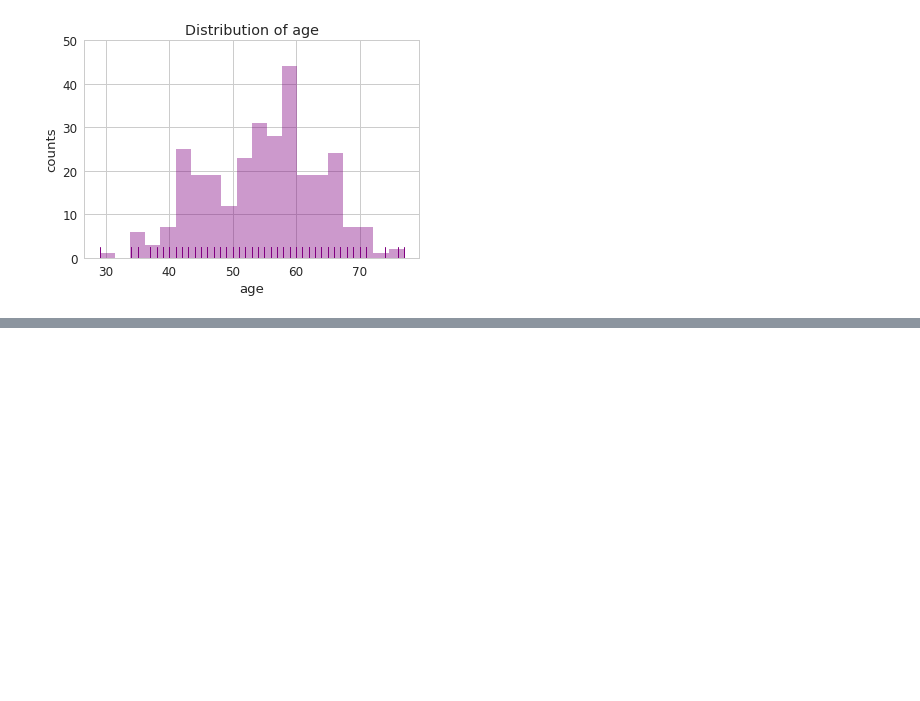
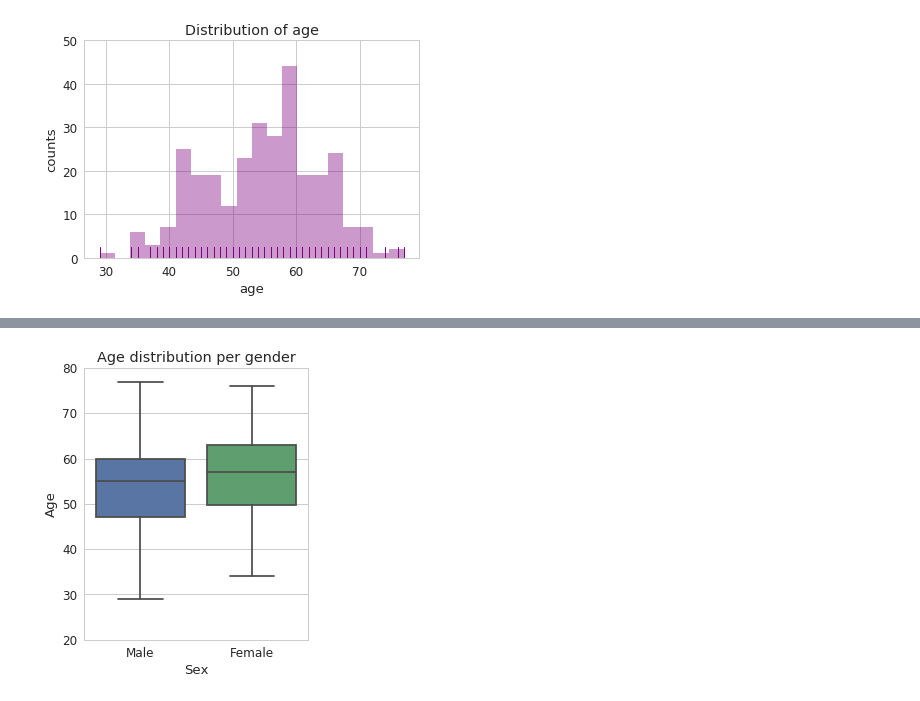
Before and after one commit to Nilabhra/jacobs_da_2017, a Jupyter notebook: assignment_1/assignment1.ipynb, the cells around one changed output, grey strips where cells are left out. Saved outputs shown, nothing was run; the diff lists cells and outputs as text; code cells hidden in the pictures; blank space fills up the shorter version.

```diff
--- a/assignment_1/assignment1.ipynb
+++ b/assignment_1/assignment1.ipynb
@@ -92,0 +126,13 @@ _ = fig.set_title('Distribution of resting blood pressure')
+# %%
+data['named_sex'] = ['Male' if x == 1 else 'Female' for x in data['sex'].values]
+f = plt.figure()
+fig = sns.boxplot(x='named_sex', y='age', data=data)
+labels = ['males', 'females']
+_ = fig.set_yticks(np.arange(20, 90, 10))
+_ = f.add_subplot(fig)
+_ = f.set_size_inches(4, 5)
+_ = fig.set_xlabel('Sex')
+_ = fig.set_ylabel('Age')
+_ = fig.set_title('Age distribution per gender')
+# %% [output]
+[figure, added]
```
Also changed, not shown: parts of 6 cells of this notebook.
